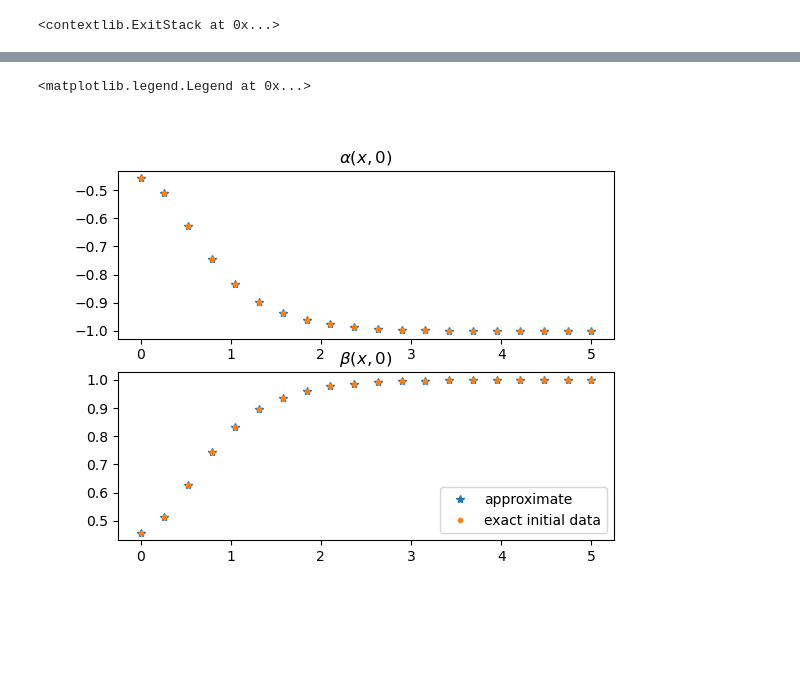
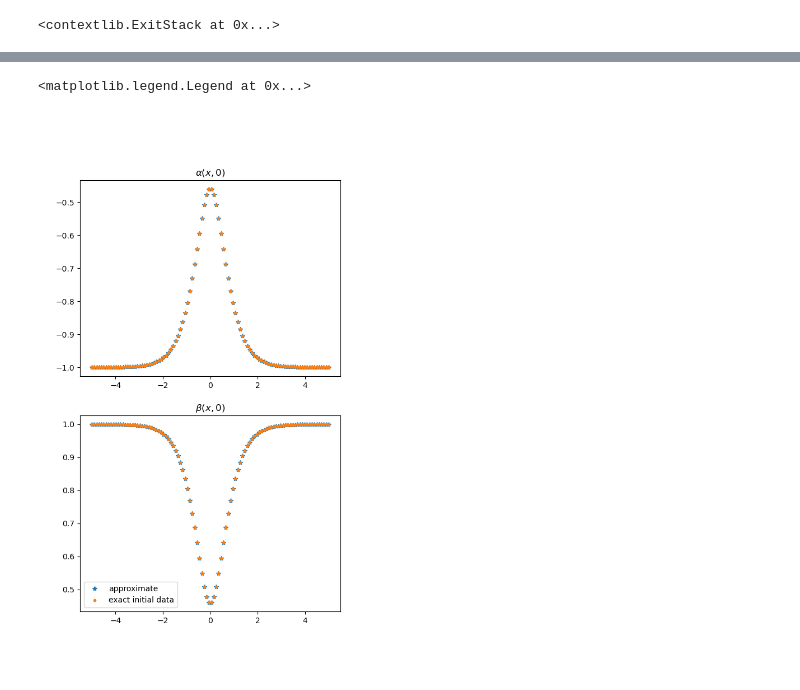
Before and after one commit to infiniteplane/dNLS, a Jupyter notebook: special-initial-condition.ipynb, the cells around one changed output, grey strips where cells are left out. Drawn from its saved outputs; the diff is of its cells as text; code cells hidden in the pictures; blank space fills up the shorter version.

```diff
--- a/special-initial-condition.ipynb
+++ b/special-initial-condition.ipynb
@@ -46,11 +50,16 @@ def total_moments(endpts:list,p,x,t, error=False):
 	plus_moment = -r_plus_min**(p+1)*np.sqrt(beta-r_plus_min)/np.sqrt((1-r_plus_min**2)*(r_plus_min-alpha)) - sp.integrate.quad(integrand, r_plus_min,beta, args=(endpts,p,'pos'), points=beta)[0]
 	sum_of_moments = minus_moment + plus_moment
 
+	if x>=0:
+		sgnx=1
+
+	if x<0:
+		sgnx=-1
 	if p==0:
-		result = sum_of_moments + x+ (alpha+beta)*t
+		result = sgnx*sum_of_moments + x+ (alpha+beta)*t
 
 	if p==1:
-		result = sum_of_moments + (1/2)*( (alpha+beta)*x + ( (3/2)*alpha**2 + (3/2)*beta**2 + alpha*beta )*t)
+		result = sgnx*sum_of_moments + (1/2)*( (alpha+beta)*x + ( (3/2)*alpha**2 + (3/2)*beta**2 + alpha*beta )*t)
 
 	# if error==True:
 	# 	print(f"The error from numerically integrating the p={p} moment is {sum_of_moments[1]}.")
@@ -75,9 +92,9 @@ endpts, sp.optimize.fsolve(total_moments_system, [-A(x0),A(x0)], args=(x0,t0))
 # %%
 x_window = 5
-t_window = 2
-num_xsamples = 20
-num_tsamples = 10
-X = np.linspace(0, x_window, num_xsamples)
+t_window = 10
+num_xsamples = 100
+num_tsamples = 40
+X = np.linspace(-x_window, x_window, num_xsamples)
 T = np.linspace(0, t_window, num_tsamples)
 # %%
 for i in range(len(X)):
@@ -99,18 +134,18 @@ for i in range(len(X)):
 # %%
 
 plt.close()
-fig, axs = plt.subplots(2)
+fig, axs = plt.subplots(2, figsize=(6,10))
 axs[0].plot(X,init_alphas, label="approximate",marker='*',linestyle='none')
 axs[0].plot(X, -A(X), label="exact initial data",marker='.',linestyle='none')
 axs[0].set_title(r'$\alpha(x,0)$')
 axs[1].plot(X,init_betas, label="approximate",marker='*',linestyle='none')
 axs[1].plot(X, A(X), label="exact initial data",marker='.',linestyle='none')
 axs[1].set_title(r'$\beta(x,0)$')
 plt.legend()
 # plt.show()
 # %% [output]
 <matplotlib.legend.Legend at 0x...>
-[figure, old version]
+[figure, new version]
 # %%
 XX, TT = np.meshgrid(X,T)
 # %%
```
Also changed, not shown: parts of 13 cells of this notebook, 2 other files.
